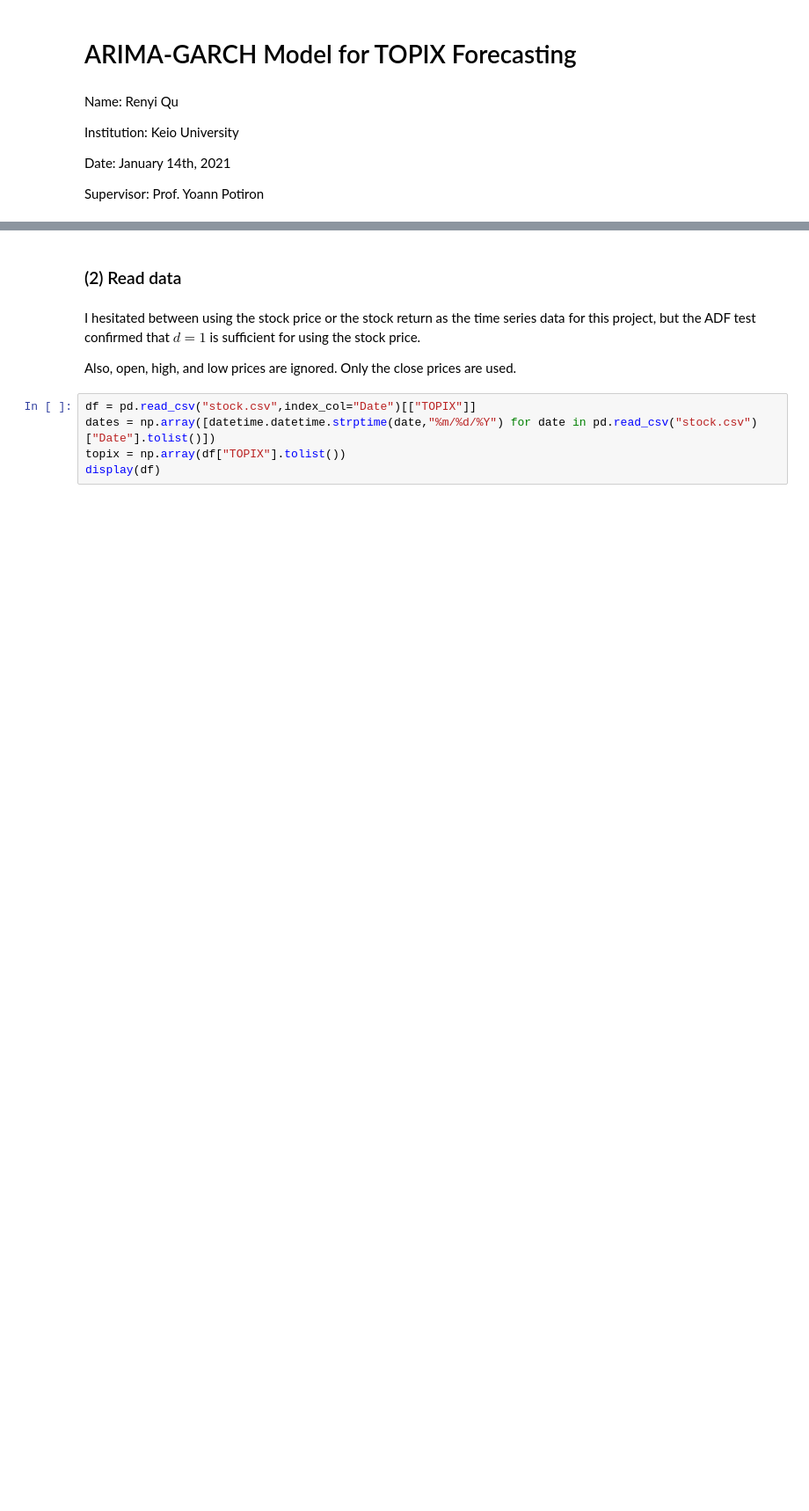
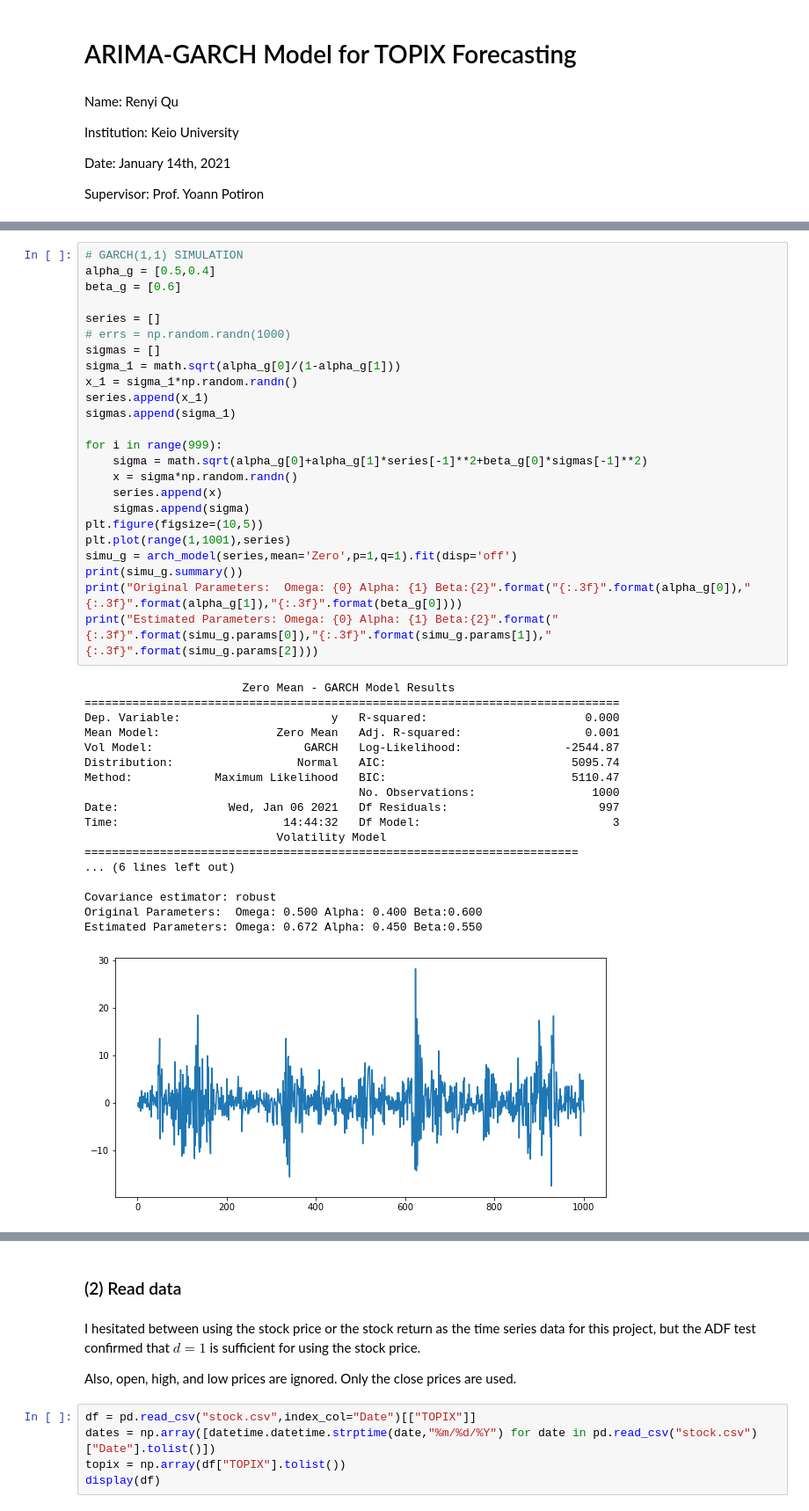
Before and after one commit to toastedqu/arima_garch_topix, a Jupyter notebook: project.ipynb, the cells around one changed output, grey strips where cells are left out. Shown at 88% size. Saved outputs shown, nothing was run; the diff lists cells and outputs as text; blank space fills up the shorter version.

```diff
--- a/project.ipynb
+++ b/project.ipynb
@@ -23,0 +98,43 @@ from arch import arch_model
+# %%
+# GARCH(1,1) SIMULATION
+alpha_g = [0.5,0.4]
+beta_g = [0.6]
+
+series = []
+# errs = np.random.randn(1000)
+sigmas = []
+sigma_1 = math.sqrt(alpha_g[0]/(1-alpha_g[1]))
+x_1 = sigma_1*np.random.randn()
+series.append(x_1)
+sigmas.append(sigma_1)
+
+for i in range(999):
+    sigma = math.sqrt(alpha_g[0]+alpha_g[1]*series[-1]**2+beta_g[0]*sigmas[-1]**2)
+    x = sigma*np.random.randn()
+    series.append(x)
+    sigmas.append(sigma)
+plt.figure(figsize=(10,5))
+plt.plot(range(1,1001),series)
+simu_g = arch_model(series,mean='Zero',p=1,q=1).fit(disp='off')
+print(simu_g.summary())
+print("Original Parameters:  Omega: {0} Alpha: {1} Beta:{2}".format("{:.3f}".format(alpha_g[0]),"{:.3f}".format(alpha_g[1]),"{:.3f}".format(beta_g[0])))
+print("Estimated Parameters: Omega: {0} Alpha: {1} Beta:{2}".format("{:.3f}".format(simu_g.params[0]),"{:.3f}".format(simu_g.params[1]),"{:.3f}".format(simu_g.params[2])))
+# %% [output]
+                       Zero Mean - GARCH Model Results
+==============================================================================
+Dep. Variable:                      y   R-squared:                       0.000
+Mean Model:                 Zero Mean   Adj. R-squared:                  0.001
+Vol Model:                      GARCH   Log-Likelihood:               -2544.87
+Distribution:                  Normal   AIC:                           5095.74
+Method:            Maximum Likelihood   BIC:                           5110.47
+                                        No. Observations:                 1000
+Date:                Wed, Jan 06 2021   Df Residuals:                      997
+Time:                        14:44:32   Df Model:                            3
+                            Volatility Model
+========================================================================
+... (6 lines left out)
+
+Covariance estimator: robust
+Original Parameters:  Omega: 0.500 Alpha: 0.400 Beta:0.600
+Estimated Parameters: Omega: 0.672 Alpha: 0.450 Beta:0.550
+[figure, added]
```
Also changed, not shown: parts of 12 cells of this notebook.
